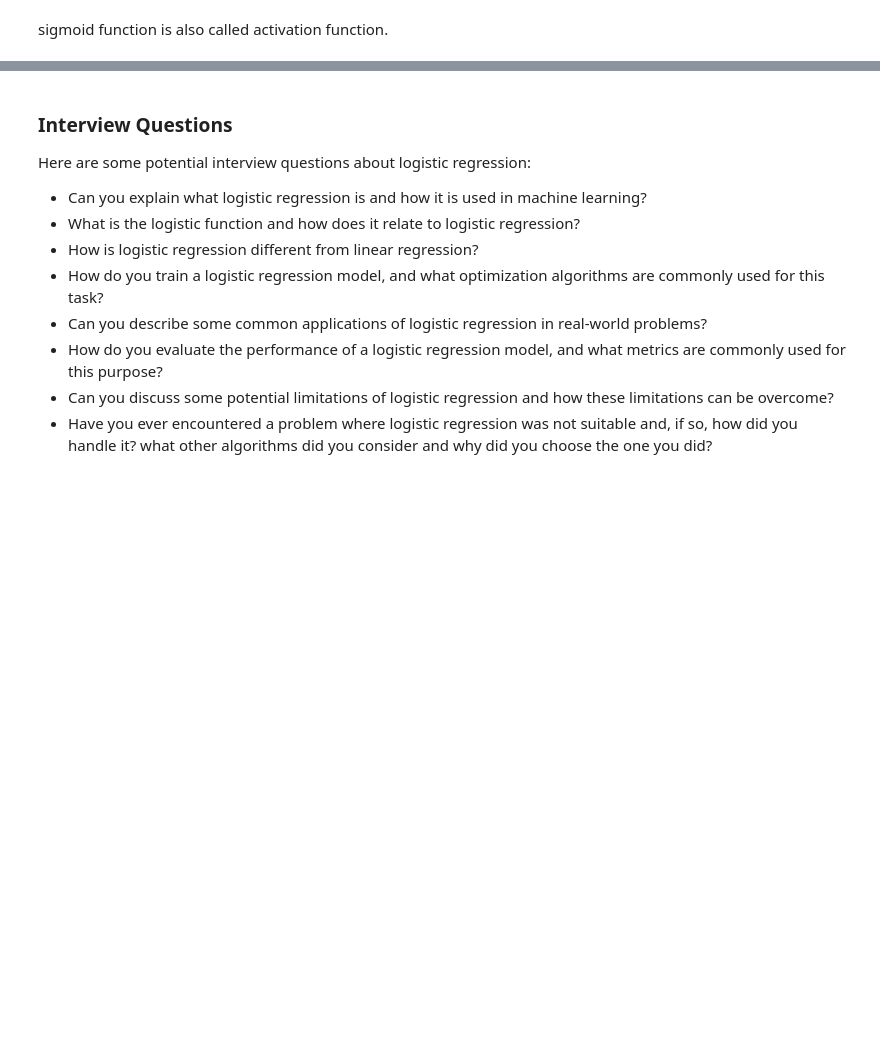
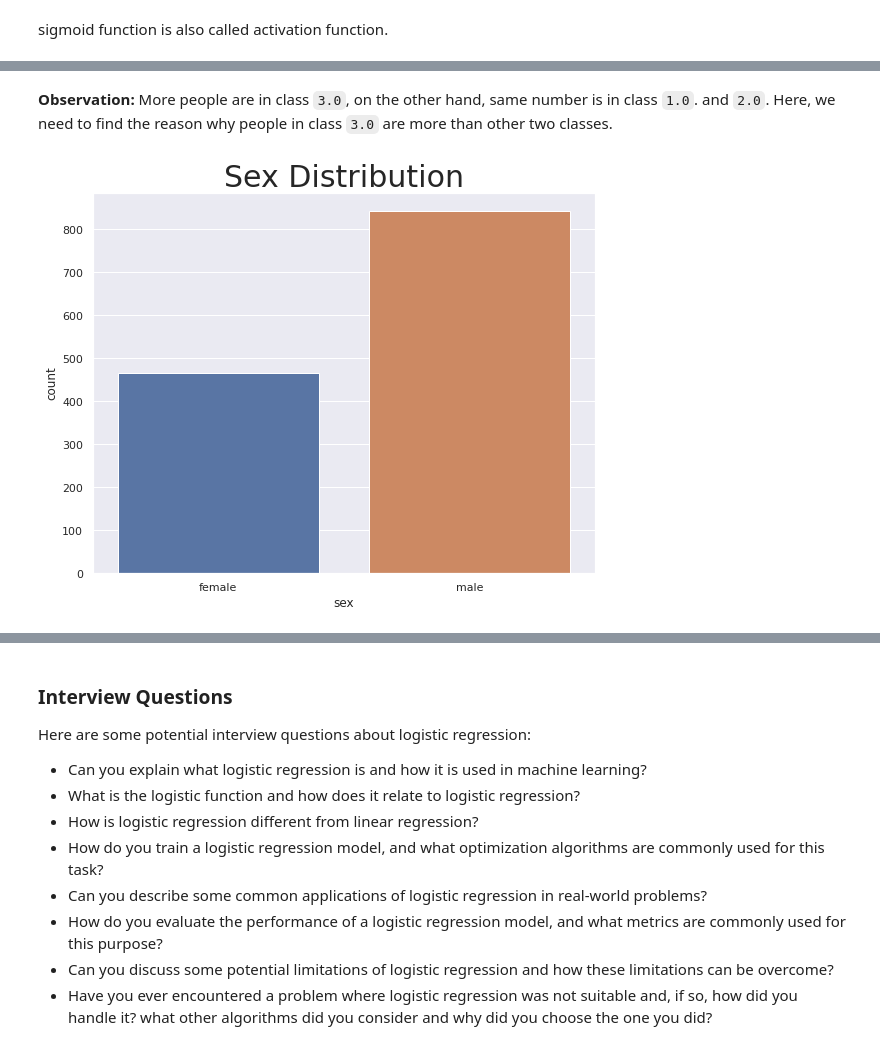
Before and after one commit to ehtisham-sadiq/Final-Year-Project-Material-, a Jupyter notebook: Week no 06/LogisticRegression.ipynb, the cells around one changed output, grey strips where cells are left out. Drawn from its saved outputs; the diff is of its cells as text; code cells hidden in the pictures; blank space fills up the shorter version.

```diff
--- a/Week no 06/LogisticRegression.ipynb
+++ b/Week no 06/LogisticRegression.ipynb
@@ -114,0 +295,8 @@ df.head()
+# %% [markdown]
+**Observation:** More people are in class `3.0`, on the other hand, same number is in class `1.0`. and `2.0`.
+Here, we need to find the reason why people in class `3.0` are more than other two classes.
+# %%
+sns.countplot('sex', data=df);
+plt.title("Sex Distribution", fontsize= 30);
+# %% [output]
+[figure, added]
```
Also changed, not shown: parts of 76 cells of this notebook, 4 other files.
